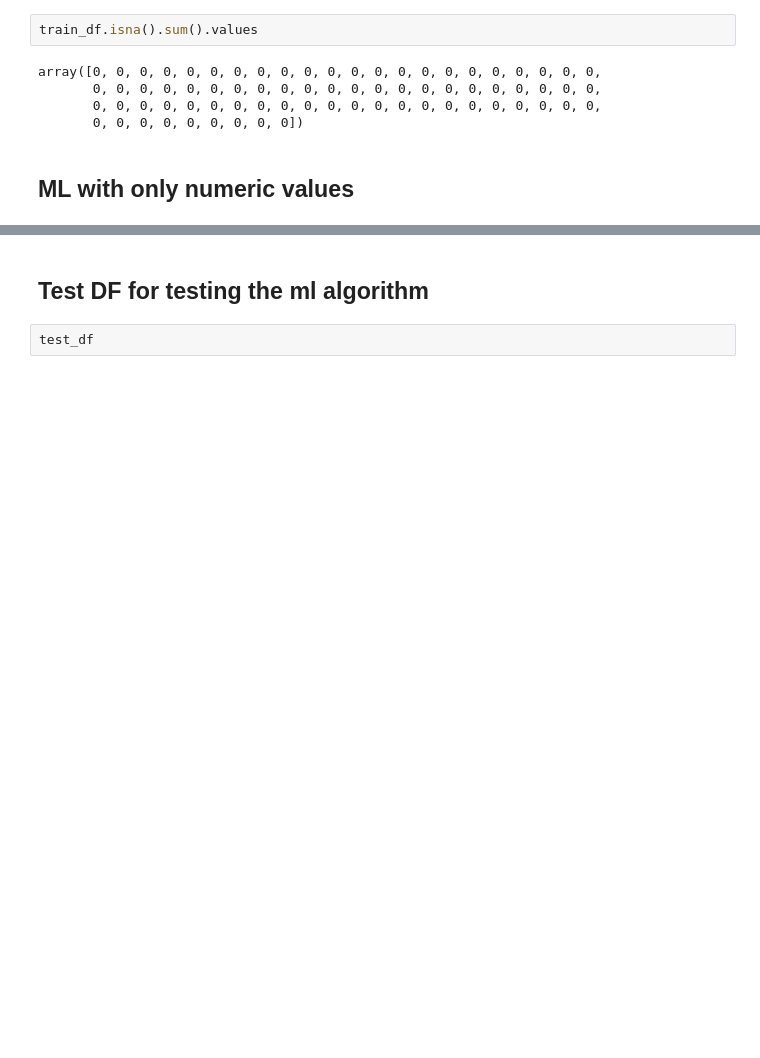
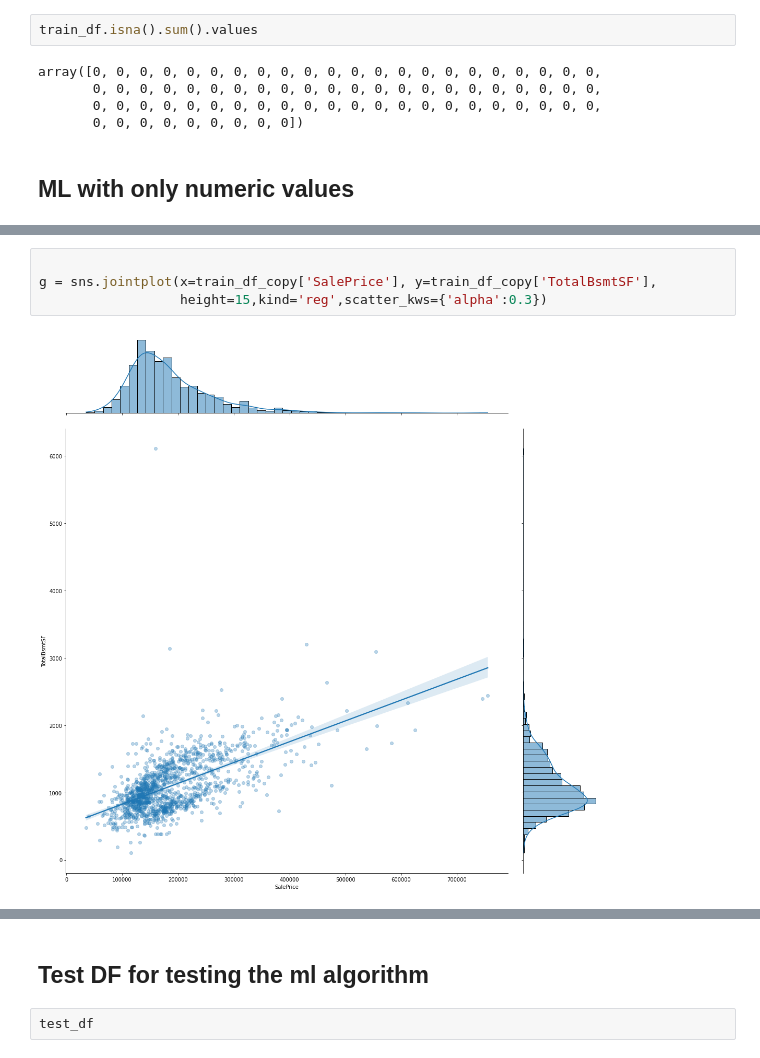
Before and after one commit to jibo16/Ml-practicing-ML-project-dev, a Jupyter notebook: housing-price-prediction-with-ml.ipynb, the cells around one changed output, grey strips where cells are left out. Saved outputs shown, nothing was run; the diff lists cells and outputs as text; blank space fills up the shorter version.

```diff
--- a/housing-price-prediction-with-ml.ipynb
+++ b/housing-price-prediction-with-ml.ipynb
@@ -253,0 +283,6 @@ array([0, 0, 0, 0, 0, 0, 0, 0, 0, 0, 0, 0, 0, 0, 0, 0, 0, 0, 0, 0, 0, 0,
+# %%
+
+g = sns.jointplot(x=train_df_copy['SalePrice'], y=train_df_copy['TotalBsmtSF'],
+                  height=15,kind='reg',scatter_kws={'alpha':0.3})
+# %% [output]
+[figure, added]
```
Also changed, not shown: parts of 10 cells of this notebook.
